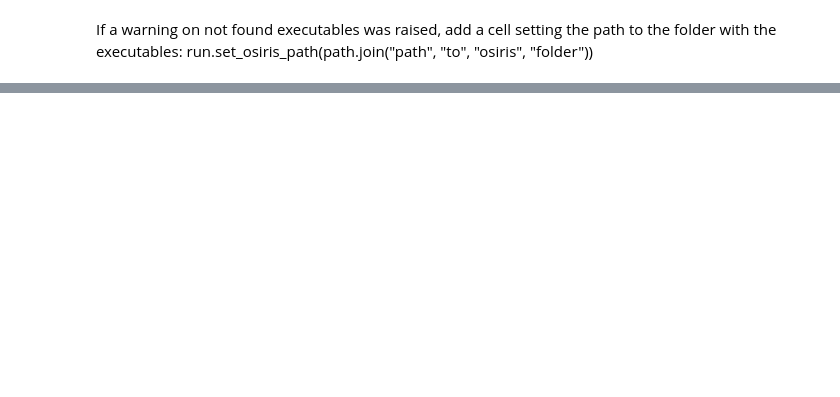
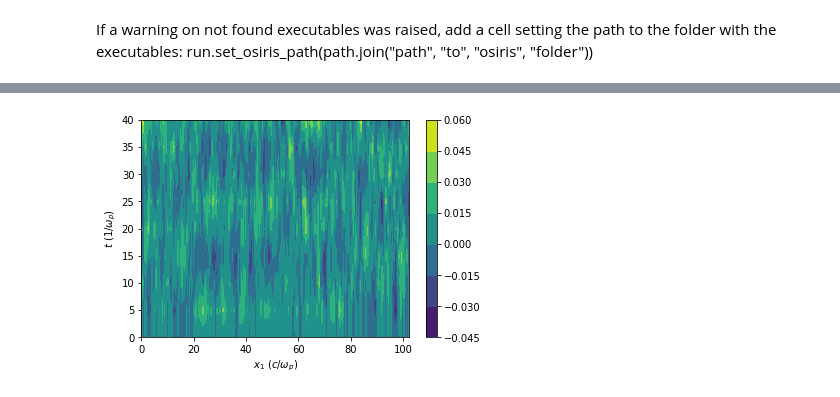
Before and after one commit to Dih5/duat, a Jupyter notebook: demos/intro.ipynb, the cells around one changed output, grey strips where cells are left out. Saved outputs shown, nothing was run; the diff lists cells and outputs as text; code cells hidden in the pictures; blank space fills up the shorter version.

```diff
--- a/demos/intro.ipynb
+++ b/demos/intro.ipynb
@@ -106,0 +128,4 @@ import re
+# %%
+plot.get_diagnostic_list(ex_run)[1].time_1d_colormap()
+# %% [output]
+[figure, added]
```
Also changed, not shown: parts of 21 cells of this notebook.
